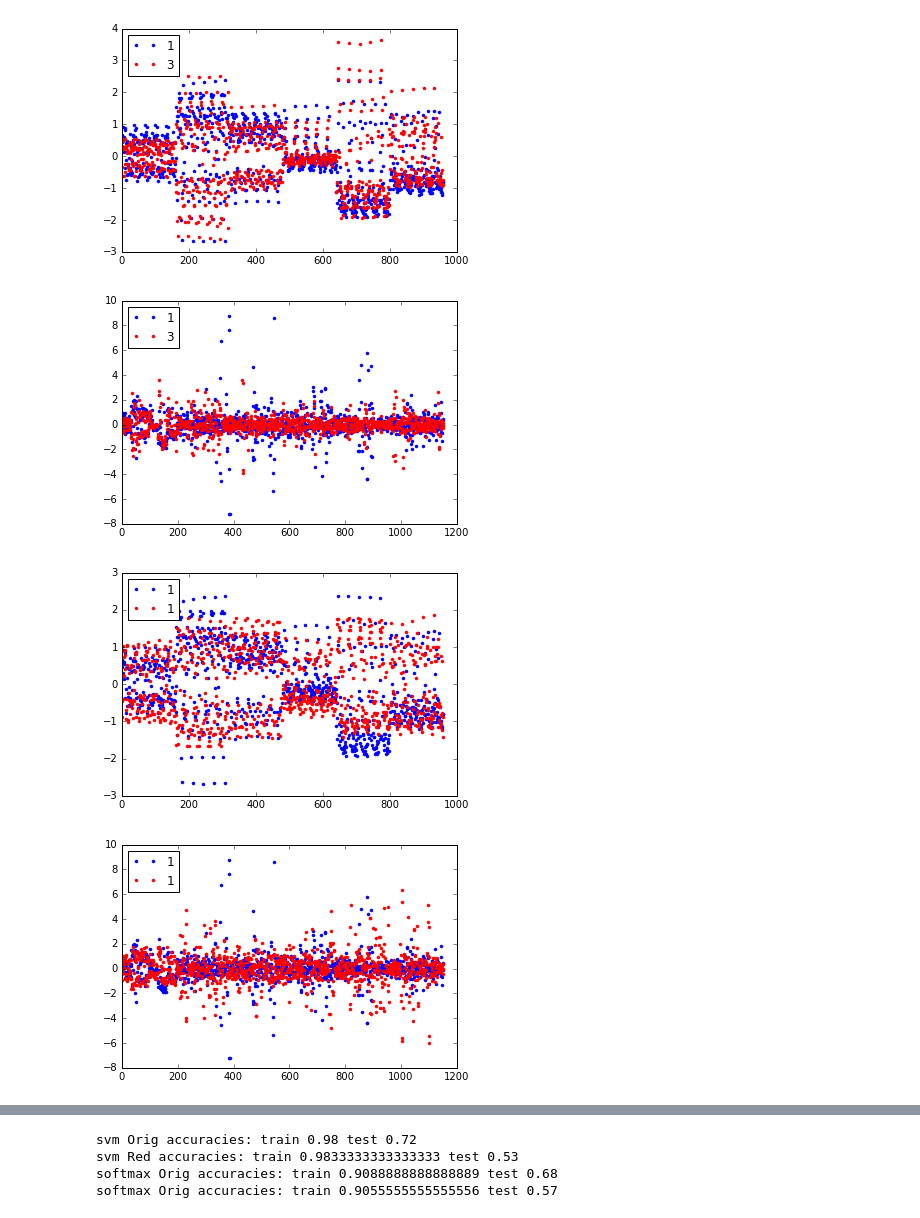
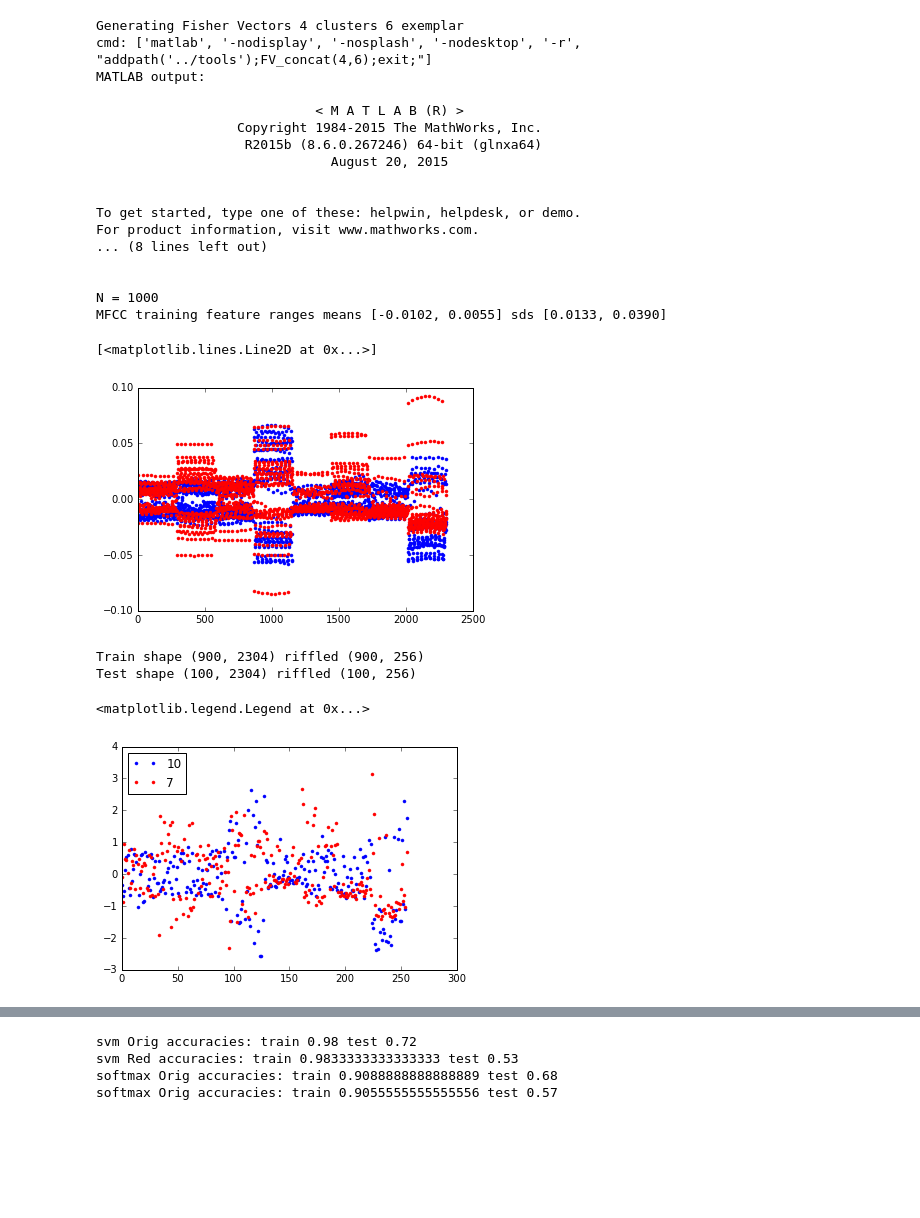
Before and after one commit to PrincetonUniversity/vox-music-classification, a Jupyter notebook: notebooks/fv-msvm.ipynb, the cells around one changed output, grey strips where cells are left out. Saved outputs shown, nothing was run; the diff lists cells and outputs as text; code cells hidden in the pictures; blank space fills up the shorter version.

```diff
--- a/notebooks/fv-msvm.ipynb
+++ b/notebooks/fv-msvm.ipynb
@@ -107,31 +0,0 @@ riff shape (900, 1152)
-# %%
-#f, [[ax1, ax2], [ax3, ax4]] = plt.subplots(2, 2)
-ax1, ax2, ax3, ax4 = (plt.subplots()[1] for i in range(4))
-diff_label = np.where(trY != trY[0])[0][1]
-#ax1 = fig.add_subplot(111)
-ax1.plot(trXadj[0], c='b', marker='.', linestyle='', label=trY[0])
-ax1.plot(trXadj[diff_label], c='r', marker='.', linestyle='', label=trY[diff_label])
-ax1.legend(loc=2)
-#ax2 = fig.add_subplot(212)
-ax2.plot(trXrff[0], c='b', marker='.', linestyle='', label=trY[0])
-ax2.plot(trXrff[diff_label], c='r', marker='.', linestyle='', label=trY[diff_label])
-ax2.legend(loc=2)
-same_label = np.where(trY == trY[0])[0][1]
-#ax3 = fig.add_subplot(321)
-ax3.plot(trXadj[0], c='b', marker='.', linestyle='', label=trY[0])
-ax3.plot(trXadj[same_label], c='r', marker='.', linestyle='', label=trY[same_label])
-ax3.legend(loc=2)
-#ax4 = fig.add_subplot(422)
-ax4.plot(trXrff[0], c='b', marker='.', linestyle='', label=trY[0])
-ax4.plot(trXrff[same_label], c='r', marker='.', linestyle='', label=trY[same_label])
-ax4.legend(loc=2)
-plt.show()
-# no missing data
-# todo riffle
-# look at classifier selection ppt
-# below is definately just 2d
-# %% [output]
-[figure, removed]
-[figure, removed]
-[figure, removed]
-[figure, removed]
@@ -137,0 +24,49 @@ plt.show()
+# %%
+((trX, trY), (teX, teY)) = load_and_shuffle_fv(4,6,0.9)
+
+axes = plt.subplots()[1]
+idx = np.where(trY != trY[0])[0][1]
+#idx = np.where(trY == trY[0])[0][1] # same label
+axes.plot(trX[0], c='b', marker='.', linestyle='', label=trY[0])
+axes.plot(trX[idx], c='r', marker='.', linestyle='', label=trY[idx])
+# %% [output]
+Generating Fisher Vectors 4 clusters 6 exemplar
+cmd: ['matlab', '-nodisplay', '-nosplash', '-nodesktop', '-r', "addpath('../tools');FV_concat(4,6);exit;"]
+MATLAB output:
+
+                            < M A T L A B (R) >
+                  Copyright 1984-2015 The MathWorks, Inc.
+                   R2015b (8.6.0.267246) 64-bit (glnxa64)
+                              August 20, 2015
+
+
+To get started, type one of these: helpwin, helpdesk, or demo.
+For product information, visit www.mathworks.com.
+... (8 lines left out)
+
+
+N = 1000
+MFCC training feature ranges means [-0.0102, 0.0055] sds [0.0133, 0.0390]
+[<matplotlib.lines.Line2D at 0x...>]
+[figure, added]
+# %%
+def whiten_train_test(train, test):
+    return whiten(train), whiten(test, source=train)
+trXadj, teXadj = whiten_train_test(trX, teX)
+trXrff, teXrff = whiten_train_test(*(np.average(riffle(x, 9, 8), axis=2) for x in (trX, teX)))
+print('Train shape {} riffled {}'.format(trXadj.shape, trXrff.shape))
+print('Test shape {} riffled {}'.format(teXadj.shape, teXrff.shape))
+axes = plt.subplots()[1]
+axes.plot(trXrff[0], c='b', marker='.', linestyle='', label=trY[0])
+axes.plot(trXrff[diff_label], c='r', marker='.', linestyle='', label=trY[diff_label])
+axes.legend(loc=2)
+
+# no missing data
+# todo riffle
+# look at classifier selection ppt
+# below is definately just 2d
+# %% [output]
+Train shape (900, 2304) riffled (900, 256)
+Test shape (100, 2304) riffled (100, 256)
+<matplotlib.legend.Legend at 0x...>
+[figure, added]
```
Also changed, not shown: parts of 8 cells of this notebook, 3 other files.
